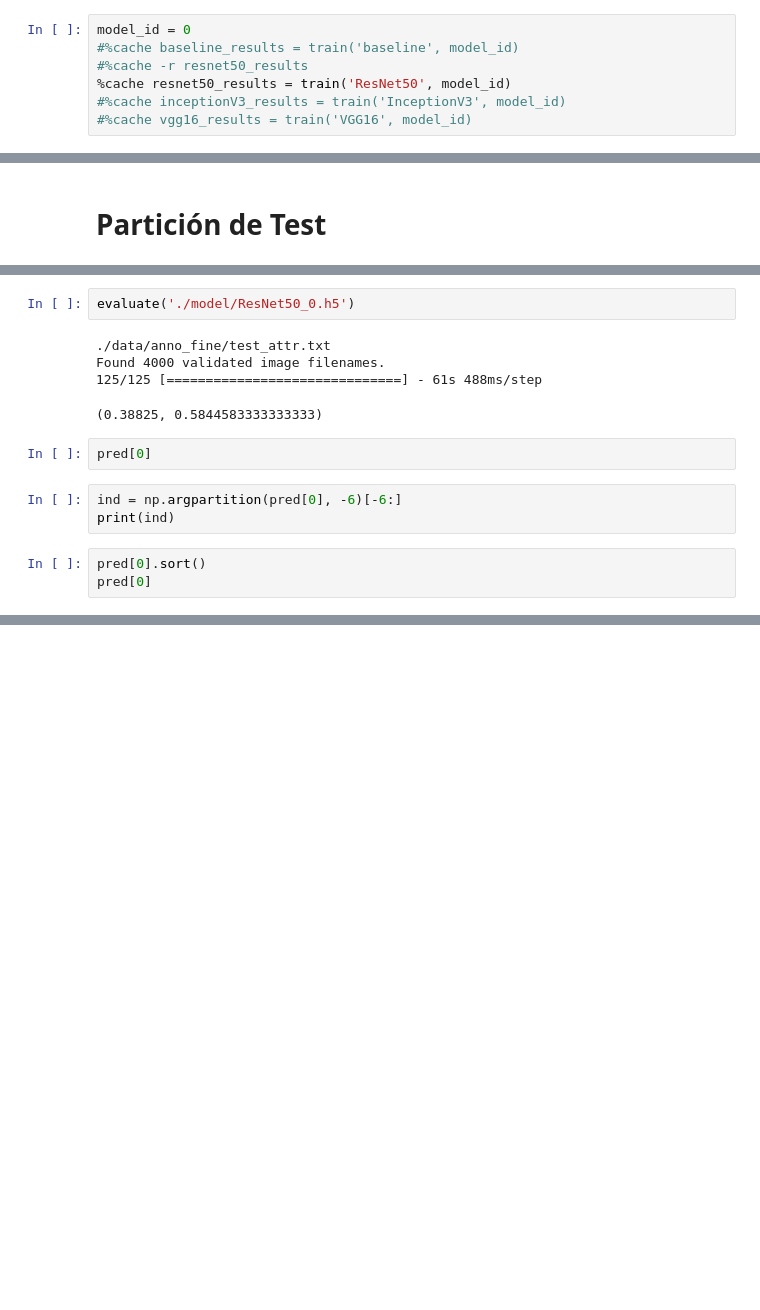
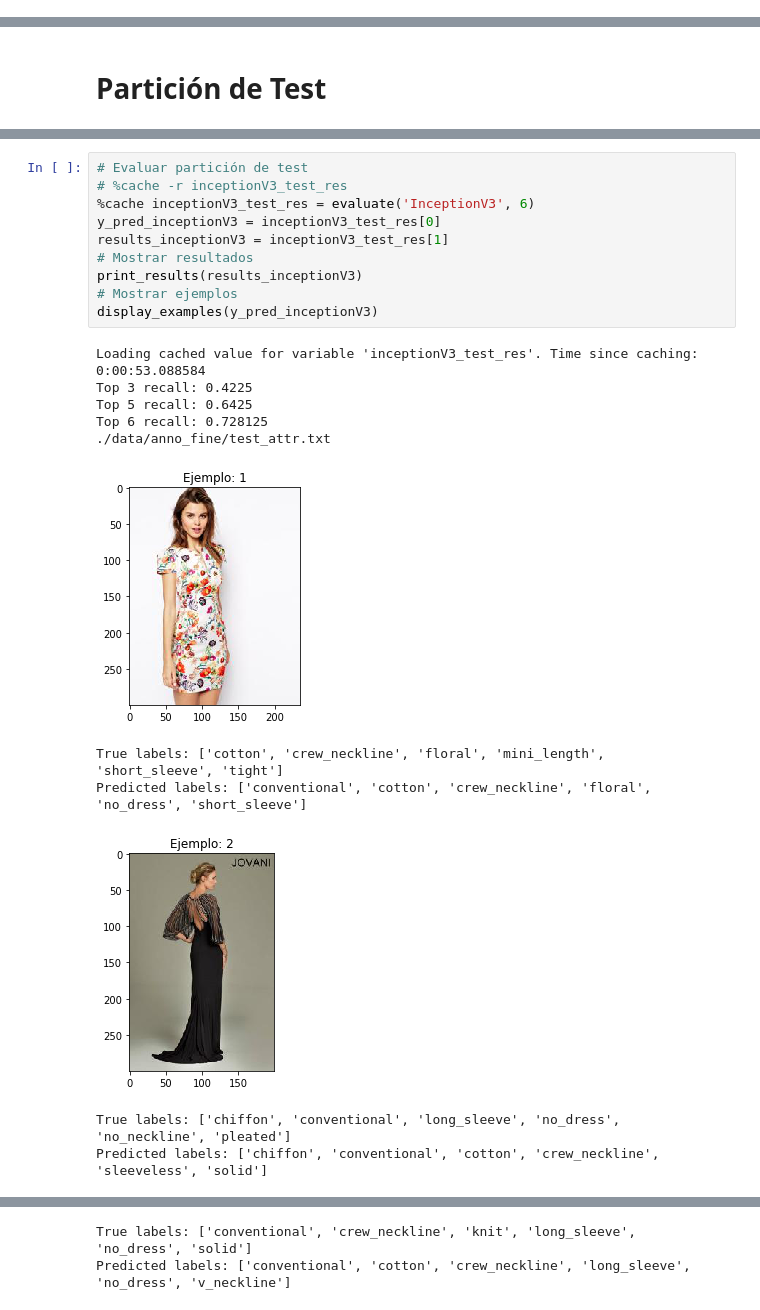
Before and after one commit to akepa/attribute-detection-in-fashon-images, a Jupyter notebook: Model.ipynb, the cells around one changed output, grey strips where cells are left out. Saved outputs shown, nothing was run; the diff lists cells and outputs as text; blank space fills up the shorter version.

Commit message:
Update Model.ipynb
Versión end-to-end multilabel

```diff
--- a/Model.ipynb
+++ b/Model.ipynb
@@ -517,10 +554,3 @@ def build_VGG16(input_shape, params):
     model = Model(inputs=base_model.input, outputs=x)
 
     return model
-# %%
-model_id = 0
-#%cache baseline_results = train('baseline', model_id)
-#%cache -r resnet50_results
-%cache resnet50_results = train('ResNet50', model_id)
-#%cache inceptionV3_results = train('InceptionV3', model_id)
-#%cache vgg16_results = train('VGG16', model_id)
@@ -610,15 +729,22 @@ def evaluate(model_path):
-# %%
-evaluate('./model/ResNet50_0.h5')
-# %% [output]
-./data/anno_fine/test_attr.txt
-Found 4000 validated image filenames.
-125/125 [==============================] - 61s 488ms/step
-(0.38825, 0.5844583333333333)
-# %%
-pred[0]
-# %%
-ind = np.argpartition(pred[0], -6)[-6:]
-print(ind)
-# %%
-pred[0].sort()
-pred[0]
+# %%
+# Evaluar partición de test
+# %cache -r inceptionV3_test_res
+%cache inceptionV3_test_res = evaluate('InceptionV3', 6)
+y_pred_inceptionV3 = inceptionV3_test_res[0]
+results_inceptionV3 = inceptionV3_test_res[1]
+# Mostrar resultados
+print_results(results_inceptionV3)
+# Mostrar ejemplos
+display_examples(y_pred_inceptionV3)
+# %% [output]
+Loading cached value for variable 'inceptionV3_test_res'. Time since caching: 0:00:53.088584
+Top 3 recall: 0.4225
+Top 5 recall: 0.6425
+Top 6 recall: 0.728125
+./data/anno_fine/test_attr.txt
+[figure, added]
+True labels: ['cotton', 'crew_neckline', 'floral', 'mini_length', 'short_sleeve', 'tight']
+Predicted labels: ['conventional', 'cotton', 'crew_neckline', 'floral', 'no_dress', 'short_sleeve']
+[figure, added]
+True labels: ['chiffon', 'conventional', 'long_sleeve', 'no_dress', 'no_neckline', 'pleated']
+Predicted labels: ['chiffon', 'conventional', 'cotton', 'crew_neckline', 'sleeveless', 'solid']
@@ -624,0 +752,2 @@ pred[0]
+True labels: ['conventional', 'crew_neckline', 'knit', 'long_sleeve', 'no_dress', 'solid']
+Predicted labels: ['conventional', 'cotton', 'crew_neckline', 'long_sleeve', 'no_dress', 'v_neckline']
```
Also changed, not shown: parts of 35 cells of this notebook.
